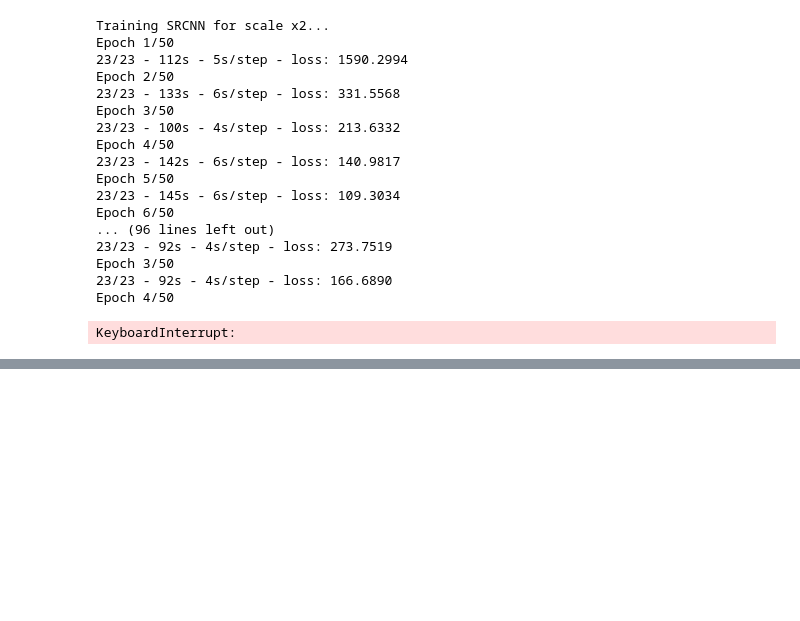
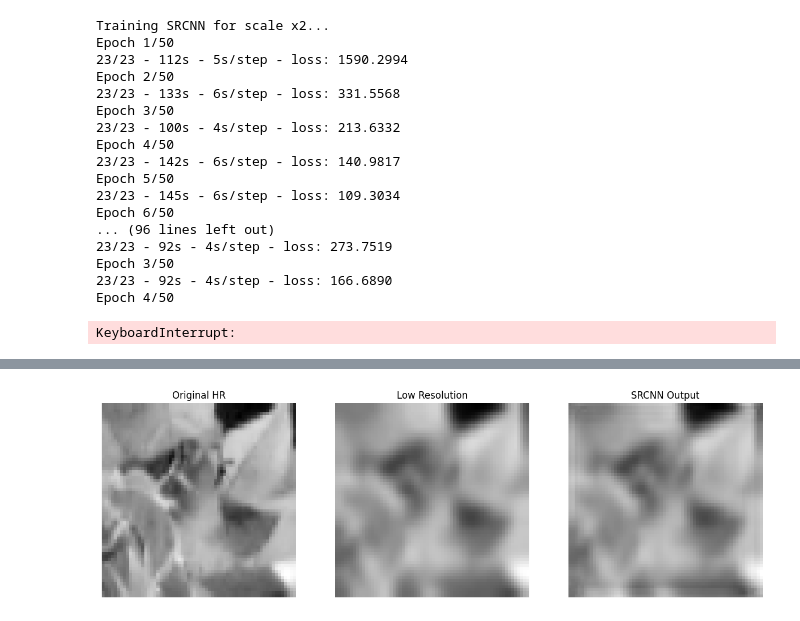
Before and after one commit to ZahraBehzad/learn-CNN, a Jupyter notebook: paperMethods.ipynb, the cells around one changed output, grey strips where cells are left out. Saved outputs shown, nothing was run; the diff lists cells and outputs as text; code cells hidden in the pictures; blank space fills up the shorter version.

```diff
--- a/paperMethods.ipynb
+++ b/paperMethods.ipynb
@@ -501,0 +627,92 @@ KeyboardInterrupt:
+# %%
+import os
+import numpy as np
+import matplotlib.pyplot as plt
+from skimage import io, color
+from skimage.metrics import peak_signal_noise_ratio as psnr, structural_similarity as ssim
+import tensorflow as tf
+from tensorflow.keras import layers, models
+from glob import glob
+from skimage.transform import resize
+from skimage.color import rgb2ycbcr, ycbcr2rgb
+
+# بارگذاری جفت تصاویر HR و LR
+def load_dataset(hr_dir, lr_dir):
+    hr_files = sorted(glob(os.path.join(hr_dir, '*')))
+    lr_files = sorted(glob(os.path.join(lr_dir, '*')))
+
+    x, y = [], []
+
+    target_size = (64, 64)  # یا هر اندازه‌ای که برای آموزش مناسبه
+
+    for hr_path, lr_path in zip(hr_files, lr_files):
+        hr_img = io.imread(hr_path)
+        lr_img = io.imread(lr_path)
+
+        # روشنایی (Y channel)
+        hr_y = color.rgb2ycbcr(hr_img)[:, :, 0] / 255.0
+        lr_y = color.rgb2ycbcr(lr_img)[:, :, 0] / 255.0
+
+        # resize کردن به سایز یکسان
+        hr_y = resize(hr_y, target_size, anti_aliasing=True)
+        lr_y = resize(lr_y, target_size, anti_aliasing=True)
+
+        x.append(lr_y)
+        y.append(hr_y)
+
+    x = np.expand_dims(np.array(x), -1)
+    y = np.expand_dims(np.array(y), -1)
+    return x, y
+
+# مسیر دیتاست‌ها
+dataset_base = '/content/drive/MyDrive/basicCNN/train_images'  # تغییر بده به مسیر درست
+hr_path = os.path.join(dataset_base, 'GT/x2')
+lr_path = os.path.join(dataset_base, 'LR/x2')  # فقط برای scale=2 در این مدل
+
+# بارگذاری داده‌ها
+x_train, y_train = load_dataset(hr_path, lr_path)
+
+# ساخت مدل SRCNN
+model = models.Sequential([
+    layers.Input(shape=(None, None, 1)),
+    layers.Conv2D(64, (9,9), activation='relu', padding='same'),
+    layers.Conv2D(32, (5,5), activation='relu', padding='same'),
+    layers.Conv2D(1, (5,5), activation='linear', padding='same')
+])
+
+model.compile(optimizer='adam', loss='mse')
+
+# آموزش مدل
+model.fit(x_train, y_train, batch_size=4, epochs=200, verbose=2)
+
+
+# تست مدل روی یکی از تصاویر
+test_idx = np.random.randint(0, len(x_train))
+test_lr = np.expand_dims(x_train[test_idx], axis=0)
+test_hr = y_train[test_idx, ..., 0]
+
+predicted = model.predict(test_lr)[0, ..., 0]
+
+# ارزیابی
+print("PSNR:", psnr(test_hr, predicted, data_range=1.0))
+print("SSIM:", ssim(test_hr, predicted, data_range=1.0))
+
+# نمایش نتایج
+plt.figure(figsize=(15,5))
+plt.subplot(1,3,1)
+plt.title('Original HR')
+plt.imshow(test_hr, cmap='gray')
+plt.axis('off')
+
+plt.subplot(1,3,2)
+plt.title('Low Resolution')
+plt.imshow(test_lr[0, ..., 0], cmap='gray')
+plt.axis('off')
+
+plt.subplot(1,3,3)
+plt.title('SRCNN Output')
+plt.imshow(predicted, cmap='gray')
+plt.axis('off')
+
+plt.show()
+# %% [output]
@@ -501,0 +736 @@ KeyboardInterrupt:
+[figure, added]
```
Also changed, not shown: parts of 11 cells of this notebook.
